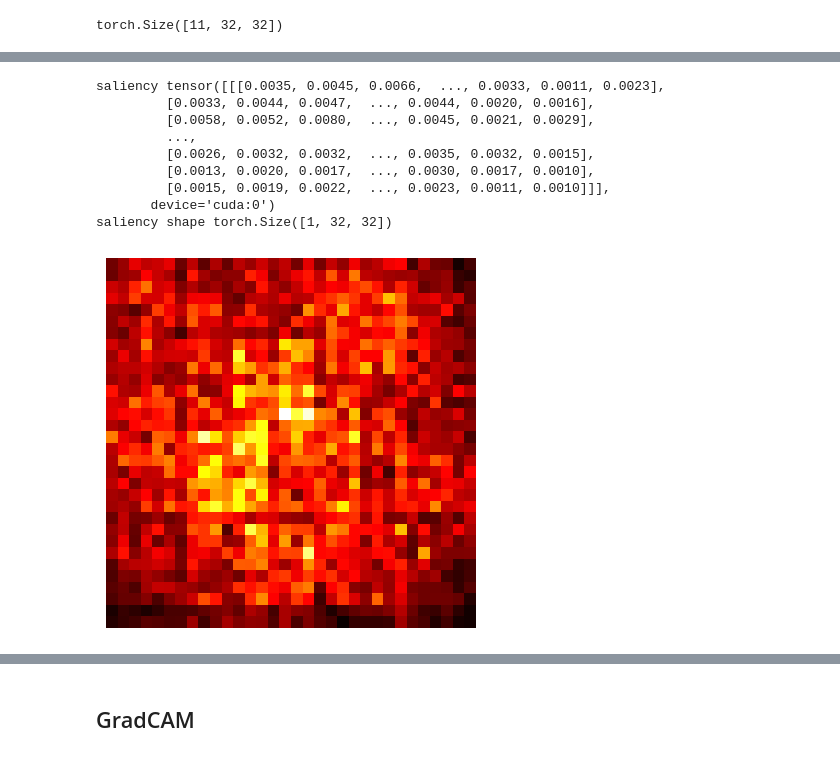
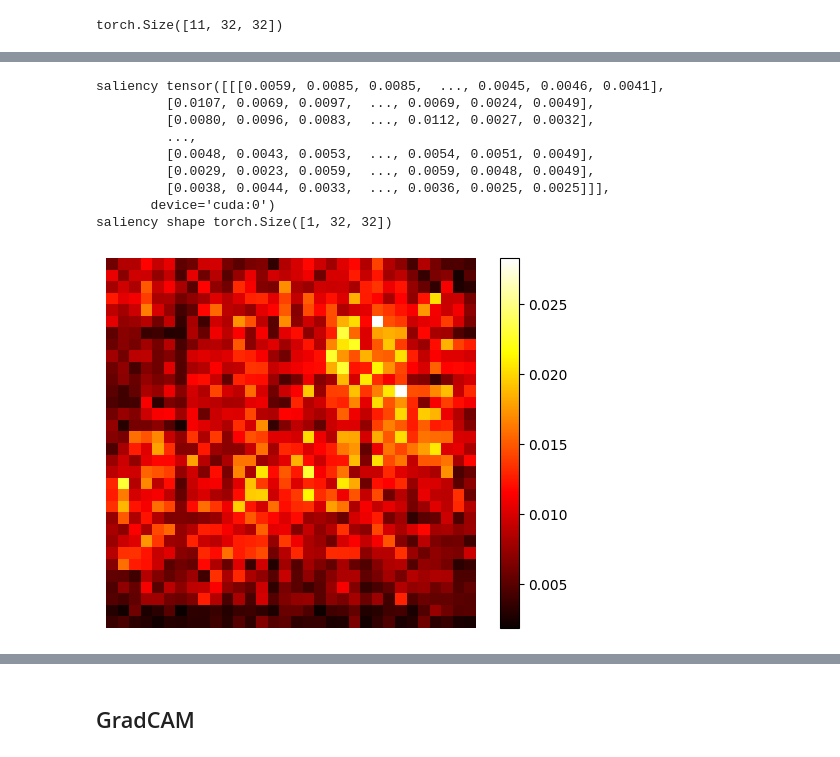
Before and after one commit to rauletepawa/Species_Distribution_Modeling, a Jupyter notebook: code/1991-2017_model_predictions.ipynb, the cells around one changed output, grey strips where cells are left out. Saved outputs shown, nothing was run; the diff lists cells and outputs as text; code cells hidden in the pictures.

```diff
--- a/code/1991-2017_model_predictions.ipynb
+++ b/code/1991-2017_model_predictions.ipynb
@@ -448,10 +520,11 @@ PATH = '../models/RESNET18_49_tss_2017'
 # %%
 num_classes = 1819
 
-RESNET18 = CustomResNet18(num_classes=num_classes).to(device)
-RESNET18.load_state_dict(torch.load(PATH, weights_only=True))
+MODEL = CustomResNet18(num_classes=num_classes).to(device)
+# MODEL = CNNModel_1(11,32,num_classes).to(device)
+MODEL.load_state_dict(torch.load(PATH, weights_only=True))
 # model.to(args.device)
-RESNET18.eval()
+MODEL.eval()
 # %% [output]
 CustomResNet18(
   (resnet): ResNet(
@@ -536,4 +616,4 @@ def extract_position(model, eval_loader, name, criterion,thresholds,args):
 
         return selected_images
 # %%
-images = extract_position(model = RESNET18,eval_loader = dataloader,name = 'Potentilla erecta', criterion = CustomLoss('focal', args), thresholds = loaded_thresholds, args = Args())
+images = extract_position(model = MODEL,eval_loader = dataloader,name = 'Polystichum lonchitis', criterion = CustomLoss('focal', args), thresholds = loaded_thresholds, args = Args())
@@ -601,5 +689,6 @@ def saliency(img_num, model):
     # code to plot the saliency map as a heatmap
     plt.imshow(saliency[0], cmap=plt.cm.hot)
     plt.axis('off')
+    plt.colorbar()
     plt.show()
 # %%
@@ -654,17 +743,18 @@ def saliency_images(images,num, model):
     # code to plot the saliency map as a heatmap
     plt.imshow(saliency[0], cmap=plt.cm.hot)
     plt.axis('off')
+    plt.colorbar()
     plt.show()
 # %%
-saliency_images(images=images,num=50, model=RESNET18)
+saliency_images(images=images,num=0, model=MODEL)
 # %% [output]
-saliency tensor([[[0.0035, 0.0045, 0.0066,  ..., 0.0033, 0.0011, 0.0023],
-         [0.0033, 0.0044, 0.0047,  ..., 0.0044, 0.0020, 0.0016],
-         [0.0058, 0.0052, 0.0080,  ..., 0.0045, 0.0021, 0.0029],
+saliency tensor([[[0.0059, 0.0085, 0.0085,  ..., 0.0045, 0.0046, 0.0041],
+         [0.0107, 0.0069, 0.0097,  ..., 0.0069, 0.0024, 0.0049],
+         [0.0080, 0.0096, 0.0083,  ..., 0.0112, 0.0027, 0.0032],
          ...,
-         [0.0026, 0.0032, 0.0032,  ..., 0.0035, 0.0032, 0.0015],
-         [0.0013, 0.0020, 0.0017,  ..., 0.0030, 0.0017, 0.0010],
-         [0.0015, 0.0019, 0.0022,  ..., 0.0023, 0.0011, 0.0010]]],
+         [0.0048, 0.0043, 0.0053,  ..., 0.0054, 0.0051, 0.0049],
+         [0.0029, 0.0023, 0.0059,  ..., 0.0059, 0.0048, 0.0049],
+         [0.0038, 0.0044, 0.0033,  ..., 0.0036, 0.0025, 0.0025]]],
        device='cuda:0')
 saliency shape torch.Size([1, 32, 32])
-[figure, old version]
+[figure, new version]
```
Also changed, not shown: parts of 34 cells of this notebook, 1 other file.
